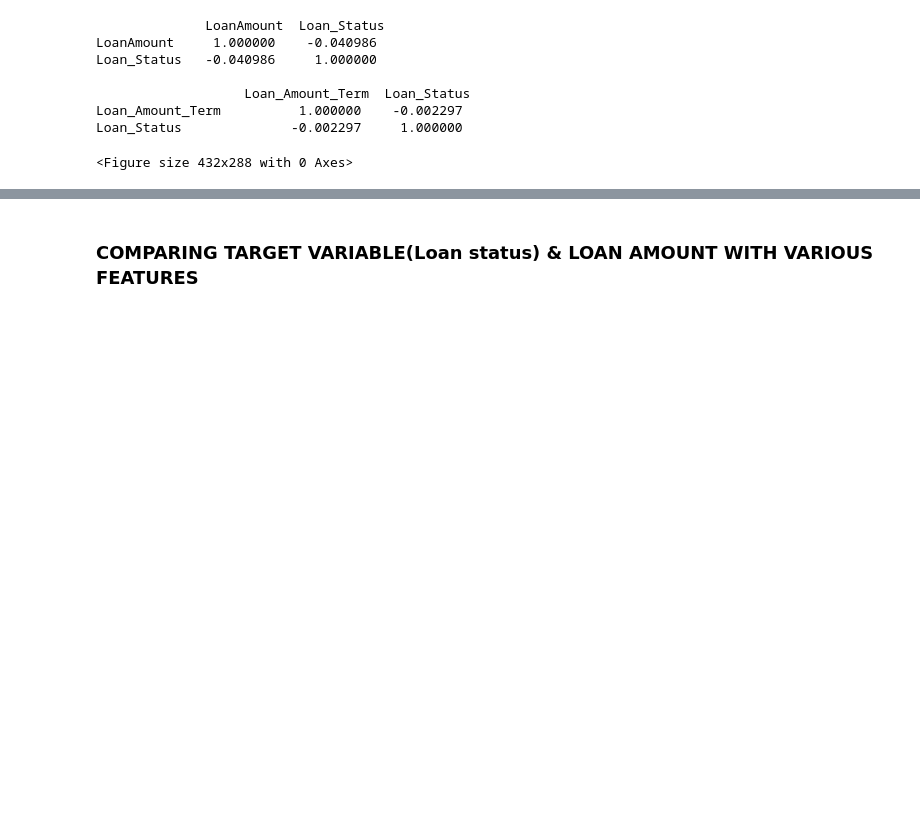
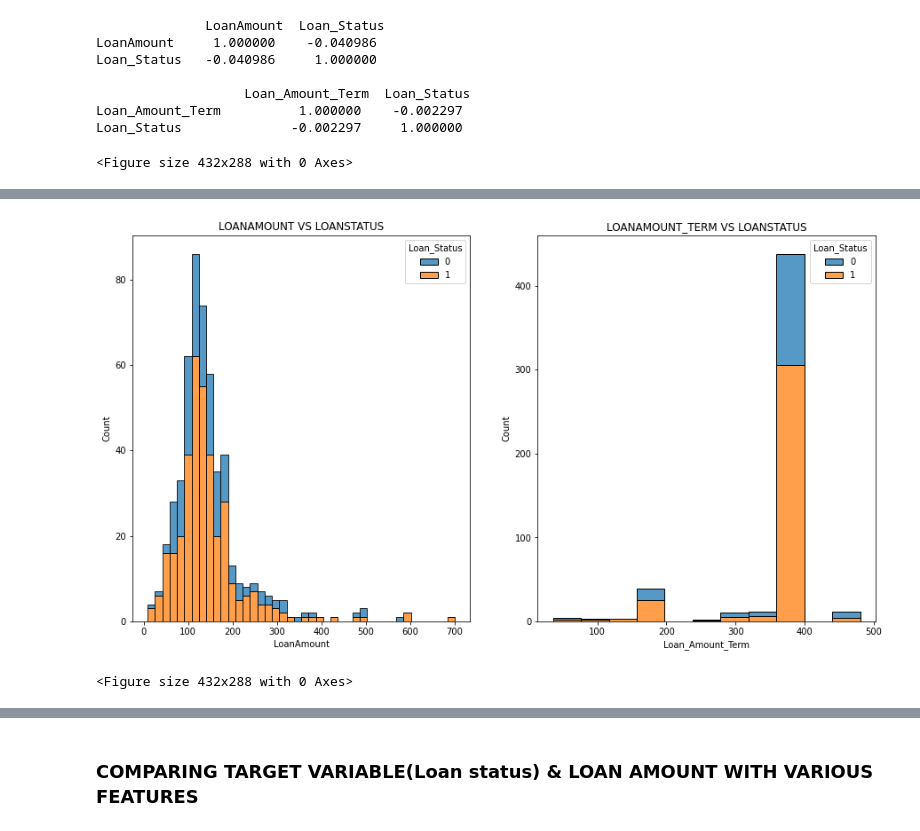
Before and after one commit to JayabharathiRavi/Loan_status, a Jupyter notebook: loan_status_predict.ipynb, the cells around one changed output, grey strips where cells are left out. Cells and saved outputs as stored; diff of their text form; code cells hidden in the pictures; blank space fills up the shorter version.

```diff
--- a/loan_status_predict.ipynb
+++ b/loan_status_predict.ipynb
@@ -733,0 +752,15 @@ Loan_Status           0.550272     1.000000
+# %%
+plt.figure(figsize=(15,8))
+
+plt.subplot(121)
+sns.histplot(data=x_train, x="LoanAmount", hue="Loan_Status", multiple="stack")
+plt.title('LOANAMOUNT VS LOANSTATUS')
+
+plt.subplot(122)
+sns.histplot(data=x_train, x="Loan_Amount_Term", hue="Loan_Status", multiple="stack")
+plt.title('LOANAMOUNT_TERM VS LOANSTATUS')
+plt.show()
+plt.tight_layout()
+# %% [output]
+[figure, added]
+<Figure size 432x288 with 0 Axes>
```
Also changed, not shown: parts of 61 cells of this notebook.
